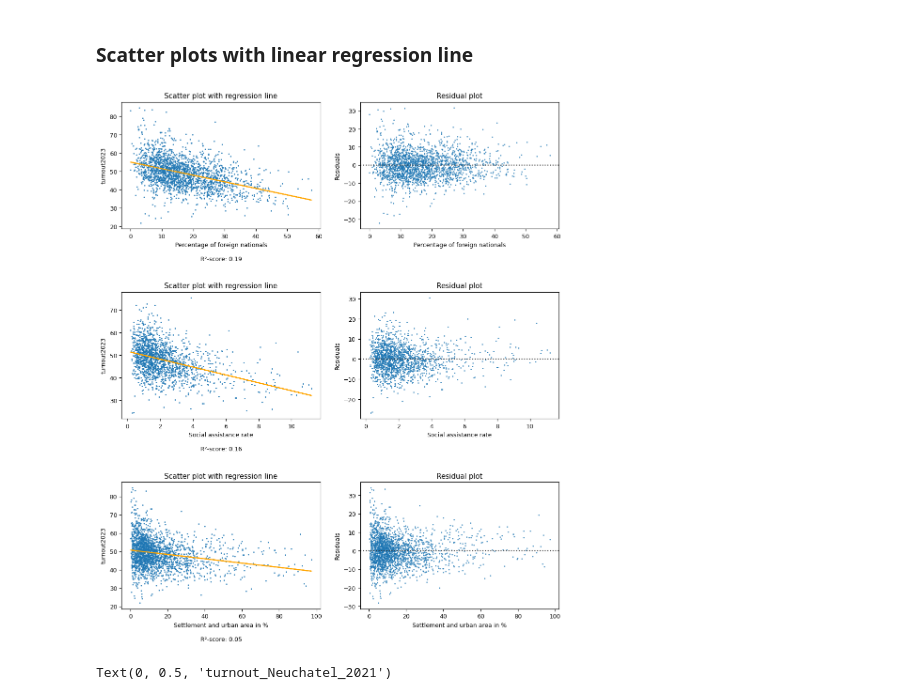
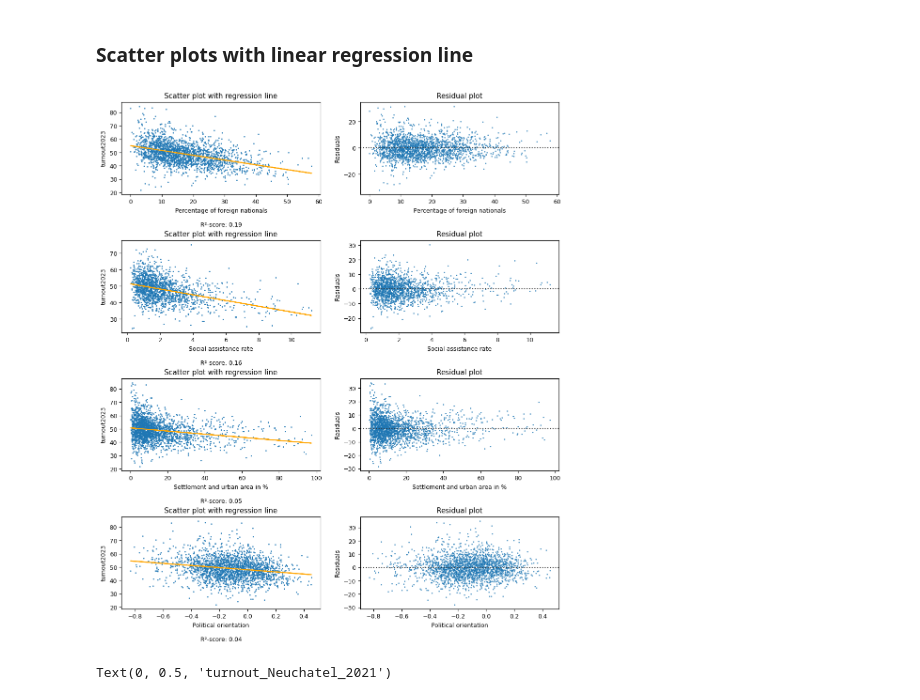
Before and after one commit to t4d-gmbh/voter-turnout-in-switzerland, a Jupyter notebook: voter-turnout-in-switzerland.ipynb, the cells around one changed output. Drawn from its saved outputs; the diff is of its cells as text; code cells hidden in the pictures.

Commit message:
2023-12-08 Added shares of most populare parties. Added political orientation per municipality. Added regression with voter turnout in existing analysis.

```diff
--- a/voter-turnout-in-switzerland.ipynb
+++ b/voter-turnout-in-switzerland.ipynb
@@ -49,6 +49,7 @@ from bokeh.io       import export_png
 # %%
 municipalities   = pd.read_csv("data/preprocessed/je-d-21.03.01-gemeindeportraits-preprocessed.csv",       sep=";")
 commune_register = pd.read_csv("data/preprocessed/be-t-00.04-agv-01-amtliches-gemeindeverzeichnis.csv",    sep=";")
+parties2019      = pd.read_csv("data/original/sd-t-17.02-NRW2019-partei-gemeinden-APPENDIX.csv",           sep=";")
 turnouts2023     = pd.read_csv("data/original/sd-t-17.02-NRW2023-wahlbeteiligung-appendix.csv",            sep=";")
 turnouts2019     = pd.read_csv("data/original/sd-t-17.02-NRW2019-wahlbeteiligung-gemeinden-APPENDIX.csv",  sep=";")
 
@@ -66,6 +67,8 @@ turnouts2023 = turnouts2023[ ["geoLevelName", "wahlbeteiligung"] ]
 
 commune_register = commune_register[ ["Name of commune", "Canton"] ]
 
+parties2019 = parties2019[ ["gemeinde_nummer", "gemeinde_bezeichnung", "partei_bezeichnung_de", "partei_staerke"] ]
+
 municipalities.drop(columns=["Number of commune"], inplace=True)
 # %%
 municipalities.head(10)
@@ -106,10 +173,11 @@ commune_register.rename(columns = {
 # %% [markdown]
 ## Merge data frames
 # %%
-data = pd.merge(municipalities, turnouts2023, on='Municipality', how='inner')
-data = pd.merge(data, turnouts2019,           on='Municipality', how='left')
-data = pd.merge(data, turnoutsNE,             on='Municipality', how='left')
-data = pd.merge(data, commune_register,       on='Municipality', how='left')
+data = pd.merge(municipalities, pol_orientation2019, on='Municipality', how='left')
+data = pd.merge(data, turnouts2023,                  on='Municipality', how='inner')
+data = pd.merge(data, turnouts2019,                  on='Municipality', how='left')
+data = pd.merge(data, turnoutsNE,                    on='Municipality', how='left')
+data = pd.merge(data, commune_register,              on='Municipality', how='left')
 # %%
 # Check for missing values
 data.describe(include='all')
@@ -284,40 +354,40 @@ ax.legend(loc='upper right')
 # %% [markdown]
 ### Scatter plots with linear regression line
 # %%
-columnsX = ['Percentage of foreign nationals', 'Social assistance rate', 'Settlement and urban area in %'] # Residents 65+ years (%)
+columnsX = ['Percentage of foreign nationals', 'Social assistance rate', 'Settlement and urban area in %', 'Political orientation'] # Residents 65+ years (%)
 columnY = "turnout2023" #
-fig, axs = plt.subplots(3, 2, figsize=(12, 14))
+fig, axs = plt.subplots(4, 2, figsize=(12, 14))
 
 # Add more vertical space between the subplots
 plt.subplots_adjust(hspace=0.5)
 
 i = 0
 for column in columnsX:
 
   # remove NaN values
   df = data[~data[column].isna()]
 
   # linear regression with scipy
   x = df[column].astype(float)
   y = df[columnY].astype(float)
 
   slope, intercept, r, p, se = linregress(x=x, y=y)
 
   # Create the scatter plot with regression line on the ax in the first column
   axs[i, 0].set_title("Scatter plot with regression line")
   axs[i, 0].scatter(df[column], df[columnY], s = 1)
   axs[i, 0].plot(x, x*slope + intercept, color="orange")
   axs[i, 0].set_xlabel(column + '\n\nR²-score: ' + str(round(r2_score(y, x*slope + intercept), 2)))
   axs[i, 0].set_ylabel(columnY)
 
   # Create the residual plot (with seaborn) on the ax in the second column (see paramter ax in residplot)
   axs[i, 1].set_title("Residual plot")
   sns.residplot(x=column, y=columnY, data=df, scatter_kws=dict(s=1), ax=axs[i, 1])
   axs[i, 1].set_ylabel("Residuals")
 
   i = i + 1
 # %% [output]
-[figure, old version]
+[figure, new version]
 # %%
 columnX = "Percentage of foreign nationals"
 columnY = "turnout_Neuchatel_2021"
```
Also changed, not shown: parts of 6 cells of this notebook, 1 other file.
